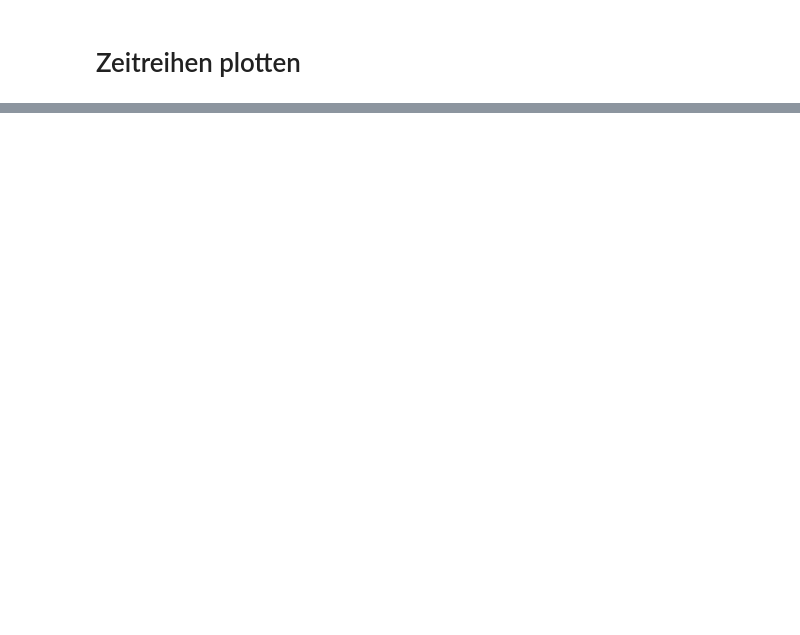
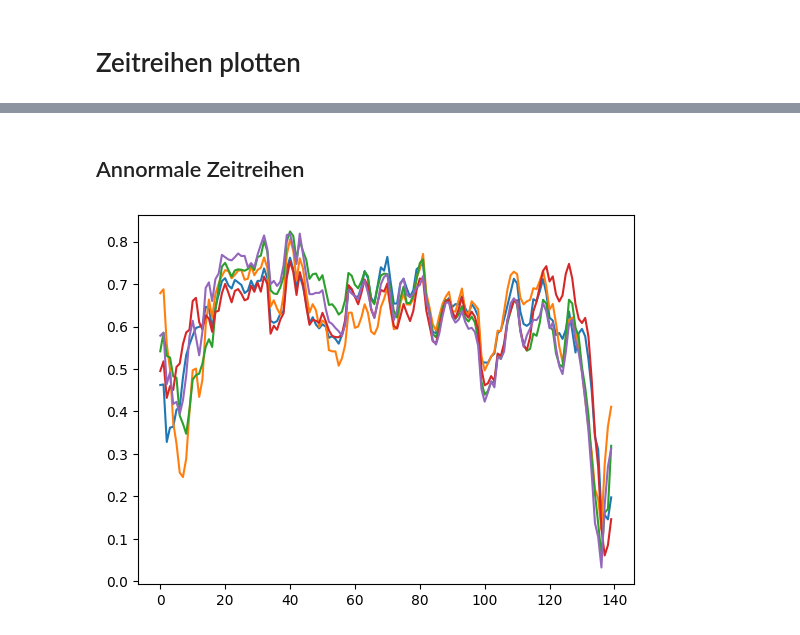
Before and after one commit to juebrauer/code_ws2425, a Jupyter notebook: cvfa/05_anomalie_detektion.ipynb, the cells around one changed output, grey strips where cells are left out. Saved outputs shown, nothing was run; the diff lists cells and outputs as text; code cells hidden in the pictures; blank space fills up the shorter version.

Commit message:
First version of a working anomaly detector for time series and images.

```diff
--- a/cvfa/05_anomalie_detektion.ipynb
+++ b/cvfa/05_anomalie_detektion.ipynb
@@ -227,2 +113,25 @@ x_train[ y_train.astype(bool ) ]
 # %% [markdown]
 # Zeitreihen plotten
+# %%
+# 1. Daten runterladen
+url = "http://storage.googleapis.com/download.tensorflow.org/data/ecg.csv"
+import pandas
+t = pandas.read_csv(url, header=None)
+
+# 2. Daten fürs ML vorbereiten
+x = t.iloc[:,0:-1]
+y = t.iloc[:,-1]
+
+from sklearn.model_selection import train_test_split
+x_train, x_test, y_train, y_test = train_test_split(x, y, test_size=0.2)
+
+from sklearn.preprocessing import MinMaxScaler
+scaler = MinMaxScaler()
+scaler.fit(x_train)
+x_train_scaled = scaler.transform(x_train)
+x_test_scaled = scaler.transform(x_test)
+
+x_train_scaled_normal   = x_train_scaled[ y_train.astype(bool) ]
+x_train_scaled_abnormal = x_train_scaled[ ~y_train.astype(bool) ]
+x_test_normal   = x_test_scaled[ y_test.astype(bool) ]
+x_test_abnormal = x_test_scaled[ ~y_test.astype(bool) ]
@@ -228,0 +144,5 @@ x_train[ y_train.astype(bool ) ]
+# %%
+import matplotlib.pyplot as plt
+for i in range(5):
+    plt.plot( x_train_scaled_normal[i] )
+plt.show()
@@ -228,0 +151,9 @@ x_train[ y_train.astype(bool ) ]
+# %% [markdown]
+## Annormale Zeitreihen
+# %%
+import matplotlib.pyplot as plt
+for i in range(5):
+    plt.plot( x_train_scaled_abnormal[i] )
+plt.show()
+# %% [output]
+[figure, added]
```
Also changed, not shown: parts of 61 cells of this notebook.
